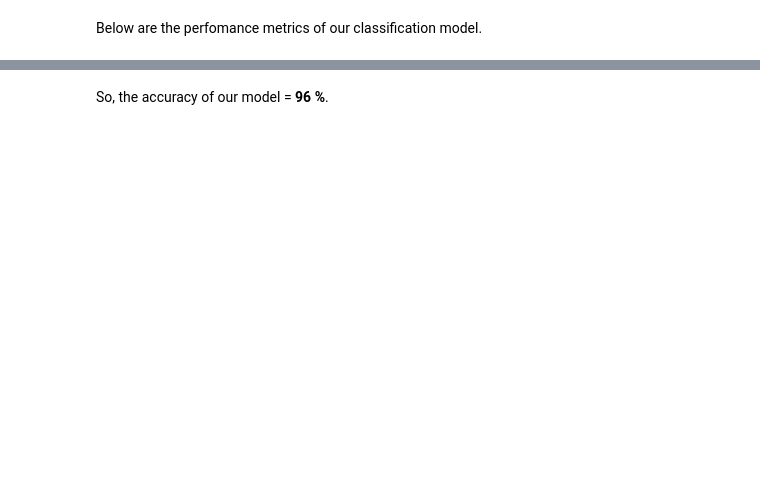
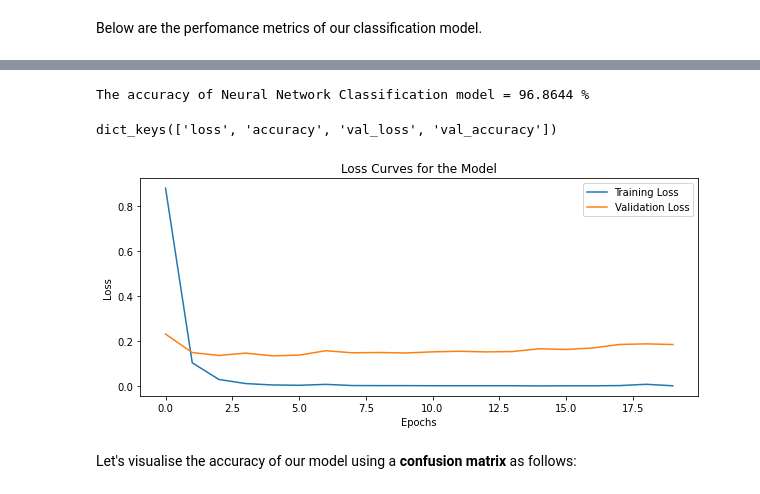
Before and after one commit to kvarun07/ecom-product-classifier, a Jupyter notebook: task-3/MIDAS NLP Task-3.ipynb, the cells around one changed output, grey strips where cells are left out. Cells and saved outputs as stored; diff of their text form; code cells hidden in the pictures; blank space fills up the shorter version.

Commit message:
Added more classification approaches: - Naive Bayes - Logistic Regression - Support Vector Machine - Neural Network

```diff
--- a/task-3/MIDAS NLP Task-3.ipynb
+++ b/task-3/MIDAS NLP Task-3.ipynb
@@ -259,0 +335,3 @@ model.fit(X_train, y_train)
+# %%
+nb_model = MultinomialNB()
+nb_model.fit(X_train, y_train)
@@ -287,0 +473,28 @@ print(classification_report(y_test, y_hat, target_names=frequent_category_list))
+# %%
+# input layer nodes
+num_cols = X.shape[1]
+
+# output layer nodes
+num_classes = len(frequent_category_list)
+
+# One-hot encoding for target variable y i.e. product category
+y_train_cat = to_categorical(y_train)
+y_test_cat = to_categorical(y_test)
+
+
+# defining function to construct neural network
+def classify_model():
+    # creating model
+    model = Sequential()
+    model.add(Dense(50, activation='relu', input_shape=(num_cols,)))
+    model.add(Dense(100, activation='relu'))
+    model.add(Dense(150, activation='relu'))
+    model.add(Dense(num_classes, activation='softmax'))
+
+    # compiling model
+    model.compile(optimizer='adam', loss='categorical_crossentropy', metrics=['accuracy'])
+    return model
+# %%
+nnet_model = classify_model()
+
+history = nnet_model.fit(X_train.values, y_train_cat, validation_data=(X_test.values, y_test_cat), epochs=20, verbose=2)
@@ -288,2 +519,30 @@ print(classification_report(y_test, y_hat, target_names=frequent_category_list))
+# %%
+y_hat_cat = nnet_model.predict(X_test)
+y_hat = np.argmax(y_hat_cat, axis=1)
+
+result = nnet_model.evaluate(X_test, y_test_cat, verbose=0)
+
+nnet_accuracy = result[1]
+print("The accuracy of Neural Network Classification model = %.4f" %(nnet_accuracy*100), "%")
+# %% [output]
+The accuracy of Neural Network Classification model = 96.8644 %
+# %%
+history_dict = history.history
+history_dict.keys()
+# %% [output]
+dict_keys(['loss', 'accuracy', 'val_loss', 'val_accuracy'])
+# %%
+# Plot loss curves
+
+plt.figure(figsize = (10,4))
+plt.plot(history_dict['loss'])
+plt.plot(history_dict['val_loss'])
+plt.xlabel("Epochs")
+plt.ylabel("Loss")
+plt.title("Loss Curves for the Model")
+plt.legend(['Training Loss', 'Validation Loss'], loc='upper right')
+plt.show()
+# %% [output]
+[figure, added]
 # %% [markdown]
-So, the accuracy of our model = **96 %**.
+Let's visualise the accuracy of our model using a **confusion matrix** as follows:
```
Also changed, not shown: parts of 39 cells of this notebook.
